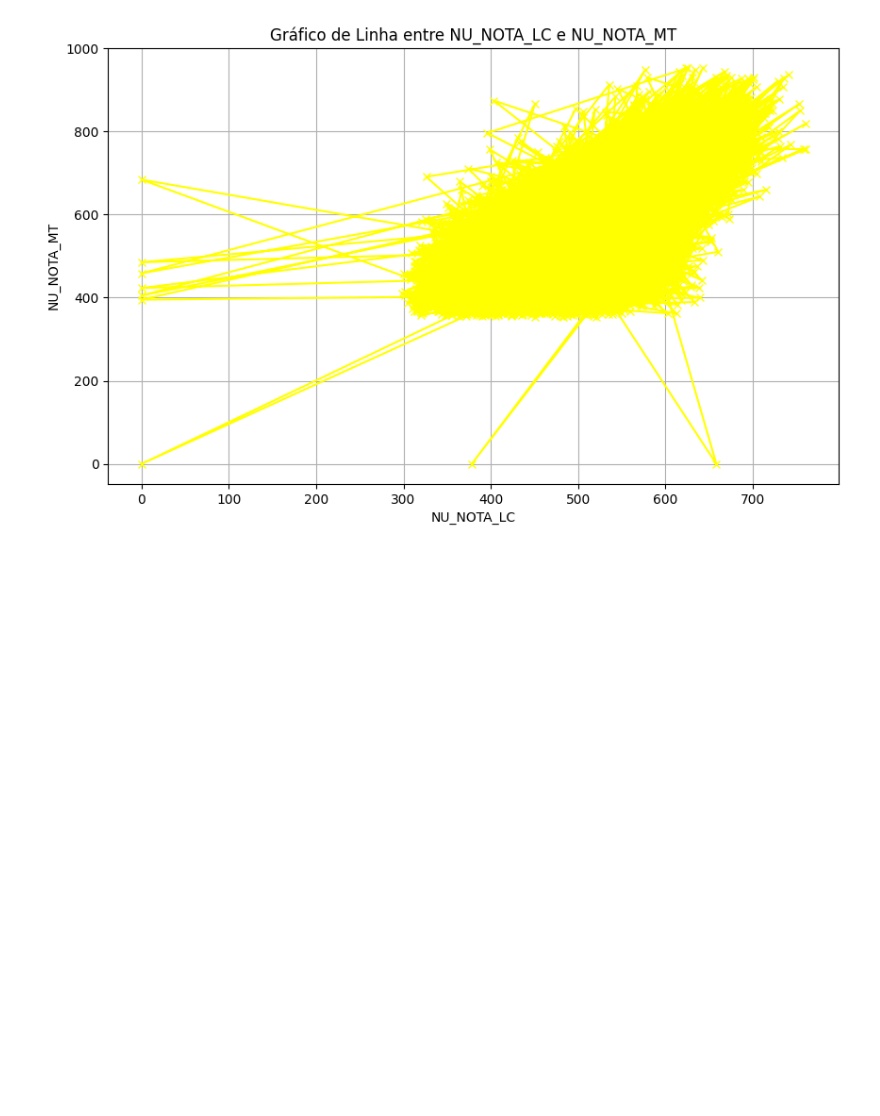
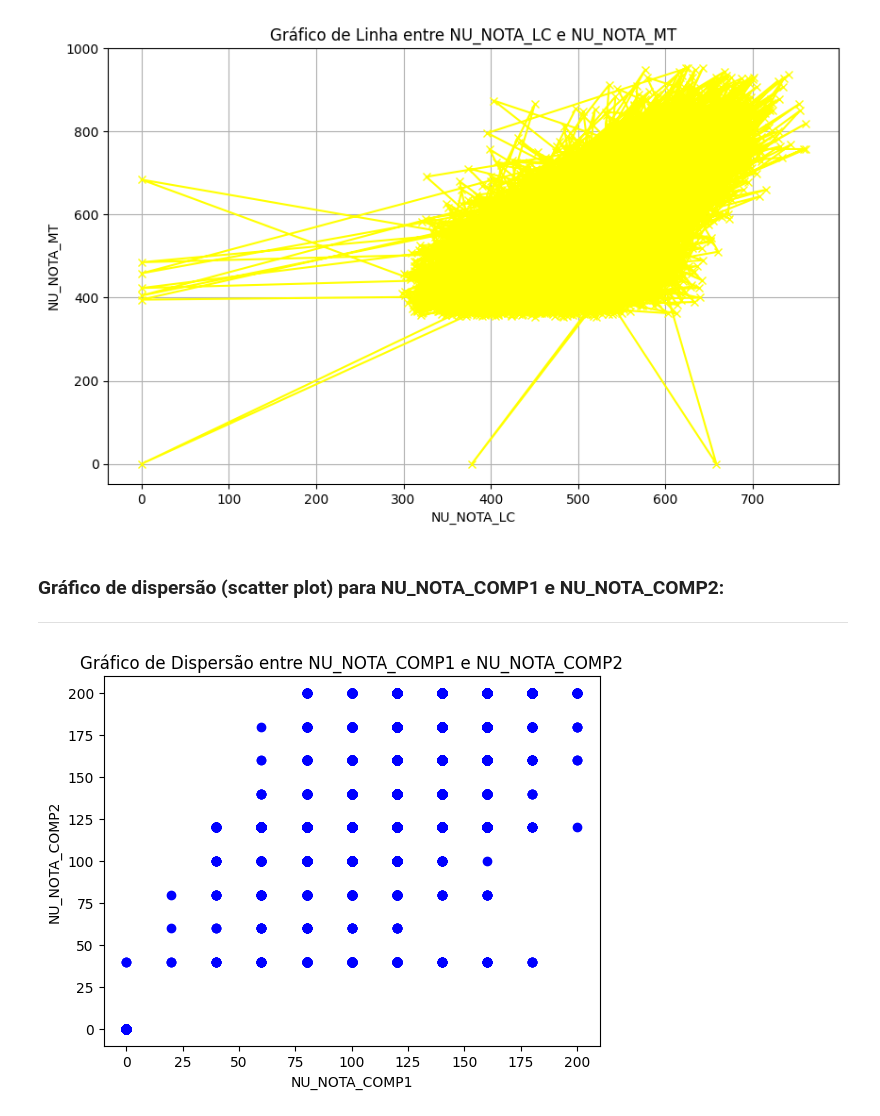
Before and after one commit to VivianeSouza923/Data-Analysis-Practices, a Jupyter notebook: ENEM_2021_Análise_Estatística_Descritiva_e_Visualização_de_Dados.ipynb, the cells around one changed output. Cells and saved outputs as stored; diff of their text form; code cells hidden in the pictures; blank space fills up the shorter version.

Commit message:
adiciona ENEM_2021_Análise_Estatística_Descritiva_e_Visualização_de_Dados com mais plotagens.

```diff
--- a/ENEM_2021_Análise_Estatística_Descritiva_e_Visualização_de_Dados.ipynb
+++ b/ENEM_2021_Análise_Estatística_Descritiva_e_Visualização_de_Dados.ipynb
@@ -1171,0 +1170,15 @@ plt.show()
+# %% [markdown]
+### Gráfico de dispersão (scatter plot) para NU_NOTA_COMP1 e NU_NOTA_COMP2:
+
+---
+# %%
+df_cleasn = df.dropna(subset=['NU_NOTA_COMP1', 'NU_NOTA_COMP2'])
+plt.scatter(df_cleasn['NU_NOTA_COMP1'], df_cleasn['NU_NOTA_COMP2'], color='blue')
+
+
+plt.xlabel('NU_NOTA_COMP1')
+plt.ylabel('NU_NOTA_COMP2')
+plt.title('Gráfico de Dispersão entre NU_NOTA_COMP1 e NU_NOTA_COMP2')
+plt.show()
+# %% [output]
+[figure, added]
```
Also changed, not shown: parts of 19 cells of this notebook.
